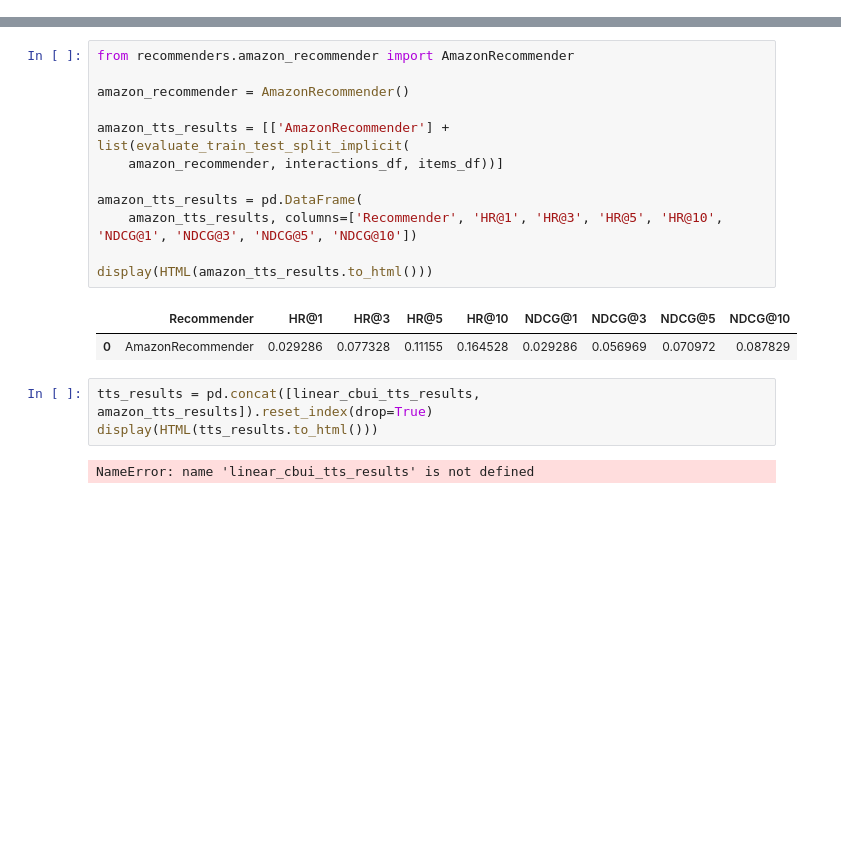
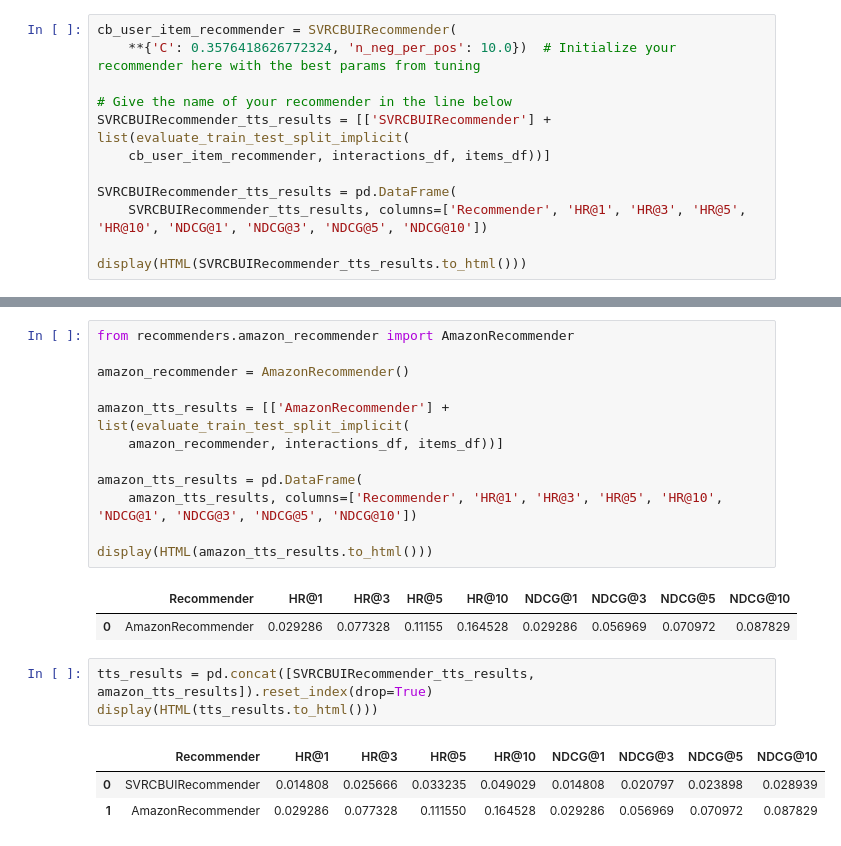
Before and after one commit to MichalMaciaszek/Hotel_recommender_project, a Jupyter notebook: project_1_recommender_and_evaluation.ipynb, the cells around one changed output, grey strips where cells are left out. Saved outputs shown, nothing was run; the diff lists cells and outputs as text; blank space fills up the shorter version.

```diff
--- a/project_1_recommender_and_evaluation.ipynb
+++ b/project_1_recommender_and_evaluation.ipynb
@@ -707,0 +632,12 @@ display(HTML(linear_cbui_tts_results.to_html()))
+# %%
+cb_user_item_recommender = SVRCBUIRecommender(
+    **{'C': 0.3576418626772324, 'n_neg_per_pos': 10.0})  # Initialize your recommender here with the best params from tuning
+
+# Give the name of your recommender in the line below
+SVRCBUIRecommender_tts_results = [['SVRCBUIRecommender'] + list(evaluate_train_test_split_implicit(
+    cb_user_item_recommender, interactions_df, items_df))]
+
+SVRCBUIRecommender_tts_results = pd.DataFrame(
+    SVRCBUIRecommender_tts_results, columns=['Recommender', 'HR@1', 'HR@3', 'HR@5', 'HR@10', 'NDCG@1', 'NDCG@3', 'NDCG@5', 'NDCG@10'])
+
+display(HTML(SVRCBUIRecommender_tts_results.to_html()))
@@ -721,7 +660,9 @@ display(HTML(amazon_tts_results.to_html()))
 |  | Recommender | HR@1 | HR@3 | HR@5 | HR@10 | NDCG@1 | NDCG@3 | NDCG@5 | NDCG@10 |
 | 0 | AmazonRecommender | 0.029286 | 0.077328 | 0.11155 | 0.164528 | 0.029286 | 0.056969 | 0.070972 | 0.087829 |
 # %%
-tts_results = pd.concat([linear_cbui_tts_results, amazon_tts_results]).reset_index(drop=True)
+tts_results = pd.concat([SVRCBUIRecommender_tts_results, amazon_tts_results]).reset_index(drop=True)
 display(HTML(tts_results.to_html()))
 # %% [output]
-NameError: name 'linear_cbui_tts_results' is not defined
+|  | Recommender | HR@1 | HR@3 | HR@5 | HR@10 | NDCG@1 | NDCG@3 | NDCG@5 | NDCG@10 |
+| 0 | SVRCBUIRecommender | 0.014808 | 0.025666 | 0.033235 | 0.049029 | 0.014808 | 0.020797 | 0.023898 | 0.028939 |
+| 1 | AmazonRecommender | 0.029286 | 0.077328 | 0.111550 | 0.164528 | 0.029286 | 0.056969 | 0.070972 | 0.087829 |
```
Also changed, not shown: parts of 13 cells of this notebook, 30 other files.
